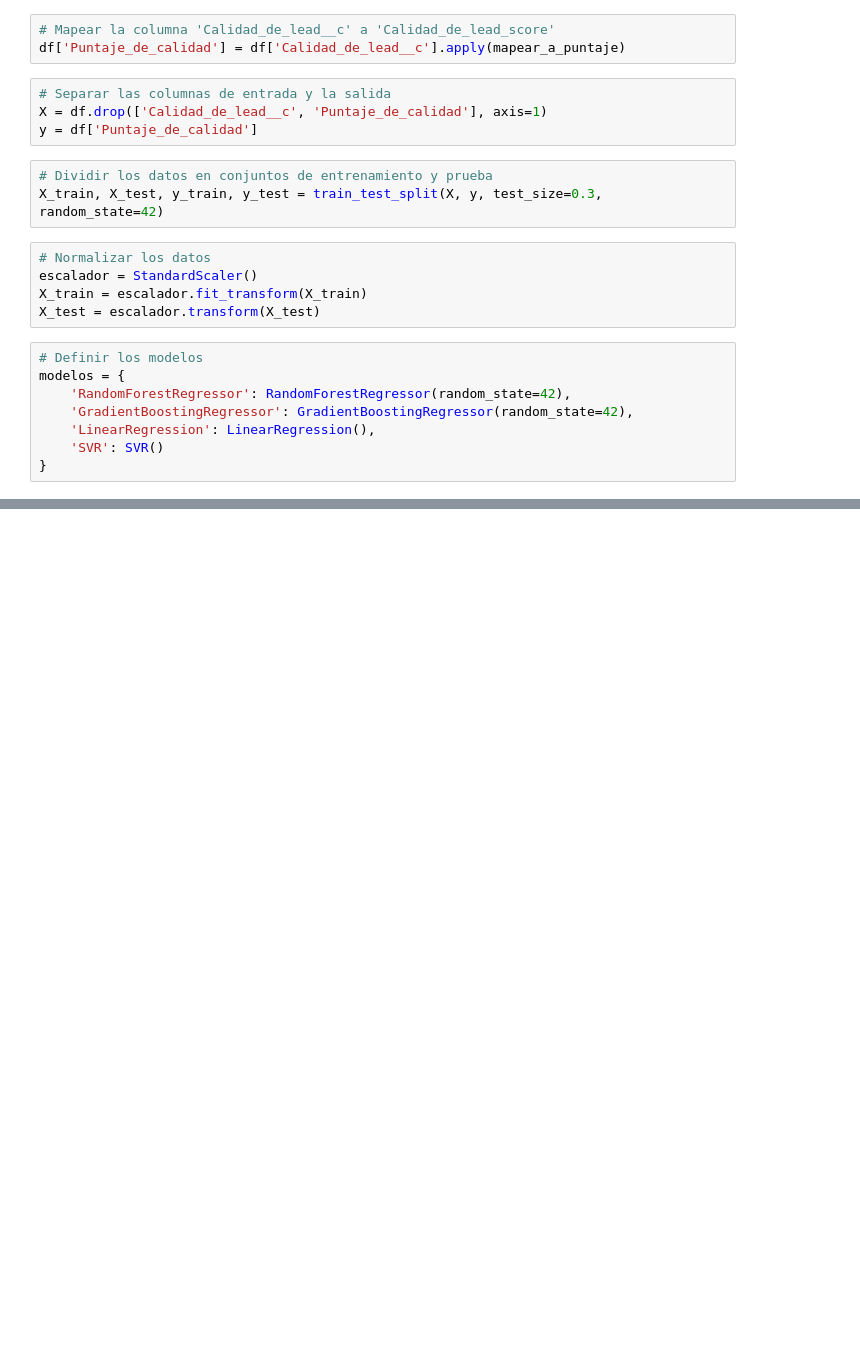
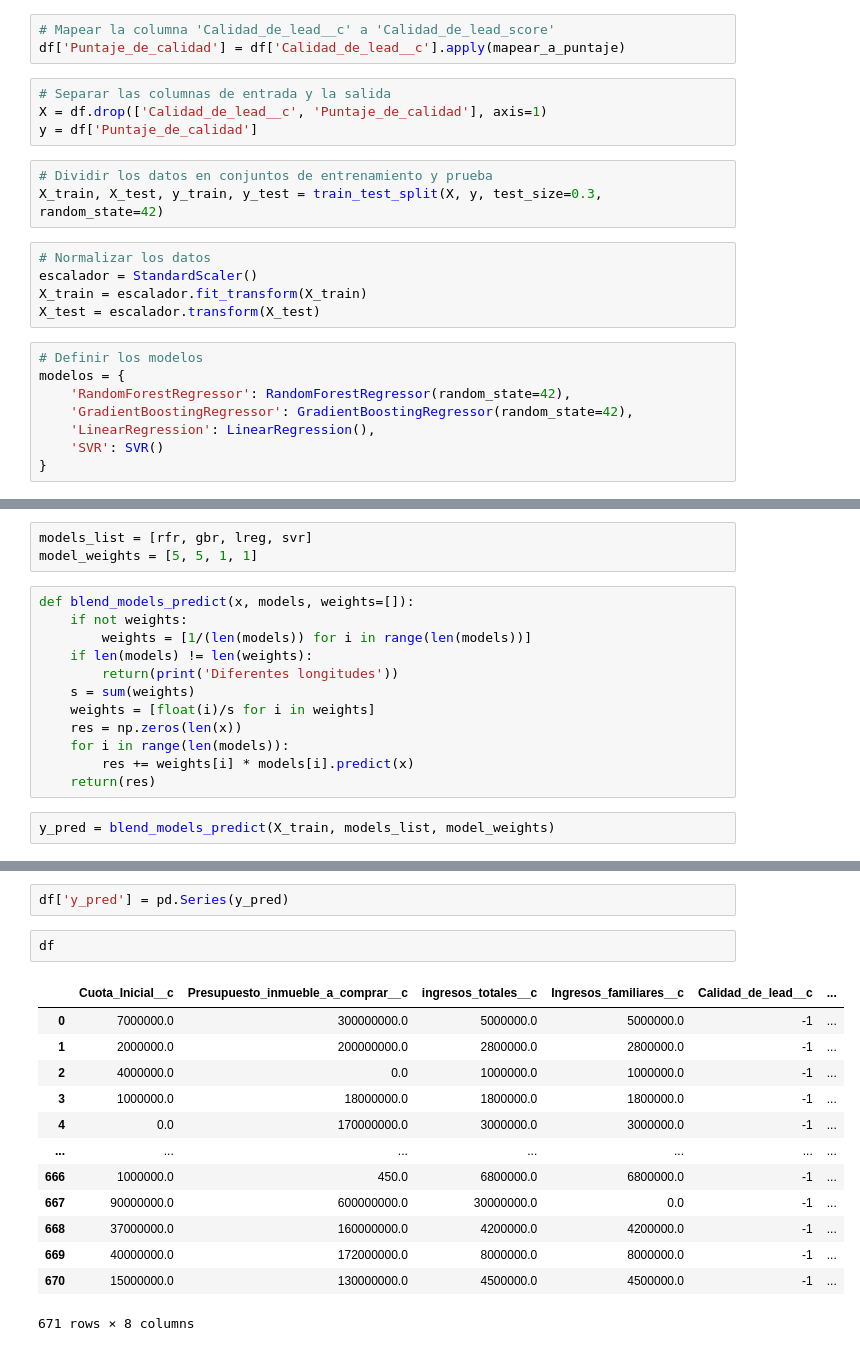
Before and after one commit to magneticjuan/modelo_lead, a Jupyter notebook: modelo.ipynb, the cells around one changed output, grey strips where cells are left out. Cells and saved outputs as stored; diff of their text form; blank space fills up the shorter version.

```diff
--- a/modelo.ipynb
+++ b/modelo.ipynb
@@ -175,0 +159,17 @@ with open('mejor_modelo_calidad_lead.pkl', 'wb') as file:
+# %%
+models_list = [rfr, gbr, lreg, svr]
+model_weights = [5, 5, 1, 1]
+# %%
+def blend_models_predict(x, models, weights=[]):
+    if not weights:
+        weights = [1/(len(models)) for i in range(len(models))]
+    if len(models) != len(weights):
+        return(print('Diferentes longitudes'))
+    s = sum(weights)
+    weights = [float(i)/s for i in weights]
+    res = np.zeros(len(x))
+    for i in range(len(models)):
+        res += weights[i] * models[i].predict(x)
+    return(res)
+# %%
+y_pred = blend_models_predict(X_train, models_list, model_weights)
@@ -175,0 +196,18 @@ with open('mejor_modelo_calidad_lead.pkl', 'wb') as file:
+# %%
+df['y_pred'] = pd.Series(y_pred)
+# %%
+df
+# %% [output]
+|  | Cuota_Inicial__c | Presupuesto_inmueble_a_comprar__c | ingresos_totales__c | Ingresos_familiares__c | Calidad_de_lead__c | ... |
+| 0 | 7000000.0 | 300000000.0 | 5000000.0 | 5000000.0 | -1 | ... |
+| 1 | 2000000.0 | 200000000.0 | 2800000.0 | 2800000.0 | -1 | ... |
+| 2 | 4000000.0 | 0.0 | 1000000.0 | 1000000.0 | -1 | ... |
+| 3 | 1000000.0 | 18000000.0 | 1800000.0 | 1800000.0 | -1 | ... |
+| 4 | 0.0 | 170000000.0 | 3000000.0 | 3000000.0 | -1 | ... |
+| ... | ... | ... | ... | ... | ... | ... |
+| 666 | 1000000.0 | 450.0 | 6800000.0 | 6800000.0 | -1 | ... |
+| 667 | 90000000.0 | 600000000.0 | 30000000.0 | 0.0 | -1 | ... |
+| 668 | 37000000.0 | 160000000.0 | 4200000.0 | 4200000.0 | -1 | ... |
+| 669 | 40000000.0 | 172000000.0 | 8000000.0 | 8000000.0 | -1 | ... |
+| 670 | 15000000.0 | 130000000.0 | 4500000.0 | 4500000.0 | -1 | ... |
+671 rows × 8 columns
```
Also changed, not shown: parts of 17 cells of this notebook, 8 other files.
